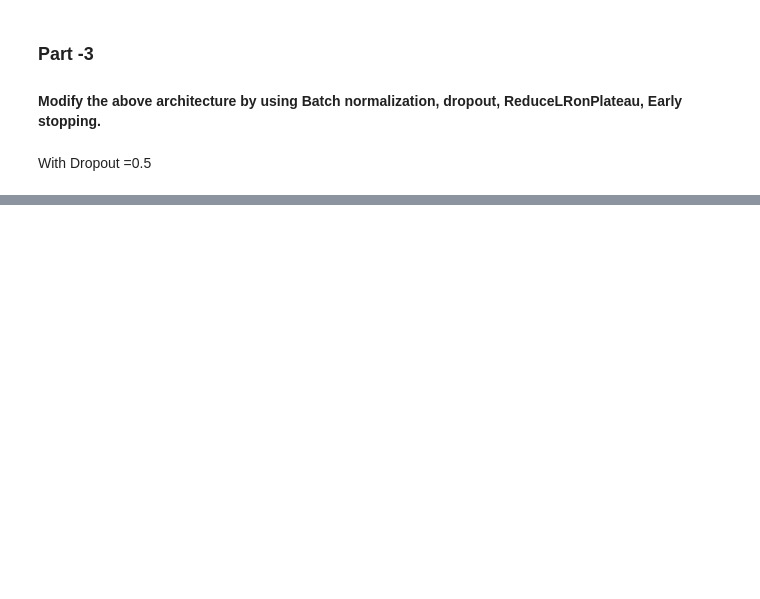
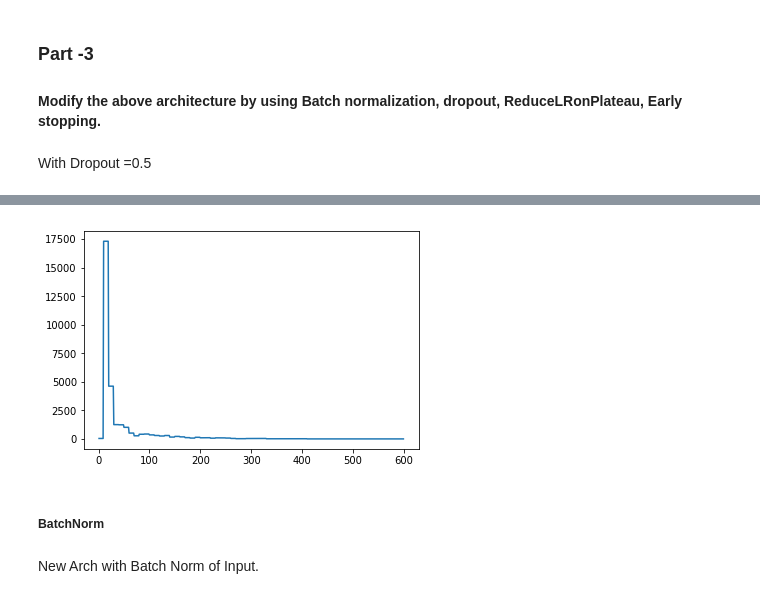
Before and after one commit to sanjaydeo1/Assignment5, a Jupyter notebook: Assignment5-Submission.ipynb, the cells around one changed output, grey strips where cells are left out. Saved outputs shown, nothing was run; the diff lists cells and outputs as text; code cells hidden in the pictures; blank space fills up the shorter version.

```diff
--- a/Assignment5-Submission.ipynb
+++ b/Assignment5-Submission.ipynb
@@ -336,4 +351,9 @@ pred = conv_net(x, weights, biases, keep_prob)
 # %%
 # Define loss and optimizer
 cost = tf.reduce_mean(tf.nn.softmax_cross_entropy_with_logits(logits=pred, labels=y))
-optimizer = tf.train.AdamOptimizer(learning_rate=learning_rate).minimize(cost)
+optimizer = tf.train.AdamOptimizer(learning_rate=0.01).minimize(cost)
+# Evaluate model
+correct_pred = tf.equal(tf.argmax(pred, 1), tf.argmax(y, 1))
+accuracy = tf.reduce_mean(tf.cast(correct_pred, tf.float32))
+# Initializing the variables
+init = tf.initialize_all_variables()
@@ -367,27 +380,36 @@ def next_batch(num, data, labels):
 # %%
 x_=train_x.T[30000:90000,:]
 y_=Y_new.T[30000:90000,:]
+# %%
+# Parameters
+training_iters = 60000
+batch_size = 100
+display_step = 10
 # %%
 # Launch the graph
 with tf.Session() as sess:
     sess.run(init)
     step = 1
+    loss_drp=[]
+    epoch_drp=[]
     # Keep training until reach max iterations
     while step * batch_size < training_iters:
+        #Creating Batch of Train data
         batch_x, batch_y = next_batch(batch_size,x_,y_)
+        # Run optimization op (backprop)
+        sess.run(optimizer, feed_dict={x: batch_x, y: batch_y,keep_prob: dropout})
 
-        # Run optimization op (backprop)
-        sess.run(optimizer, feed_dict={x: batch_x, y: batch_y,
-                                       keep_prob: dropout})
         if step % display_step == 0:
             # Calculate batch loss and accuracy
-            loss, acc = sess.run([cost, accuracy], feed_dict={x: batch_x,
-                                                              y: batch_y,
-                                                              keep_prob: 1.})
+            loss, acc = sess.run([cost, accuracy], feed_dict={x: batch_x,y: batch_y,keep_prob: 0.5})
             print("Iter " + str(step * batch_size) + ", Minibatch Loss= " + \
                   "{:.6f}".format(loss) + ", Training Accuracy= " + \
                   "{:.5f}".format(acc))
+        loss_drp.append(loss)
+        epoch_drp.append(step)
         step += 1
+    #Saving Model
+    save_path = saver.save(sess, "./fashion-mnist-model.ckpt")
     print("Optimization Finished!")
     print('Testing accuracy:', sess.run(accuracy, feed_dict={x: test_x.T[:1000,:], y:Y_test.T[:1000,:], keep_prob:1.}))
 # %% [output]
@@ -410,0 +433,9 @@ Testing accuracy: 0.609
+# %%
+plt.plot(epoch_drp,loss_drp)
+plt.show()
+# %% [output]
+[figure, added]
+# %% [markdown]
+##### BatchNorm
+# %% [markdown]
+New Arch with Batch Norm of Input.
```
Also changed, not shown: parts of 29 cells of this notebook.
